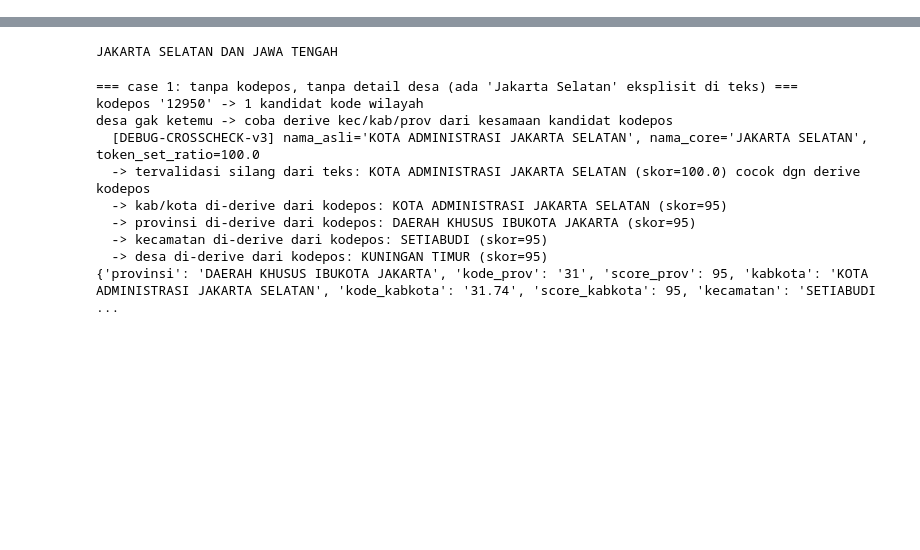
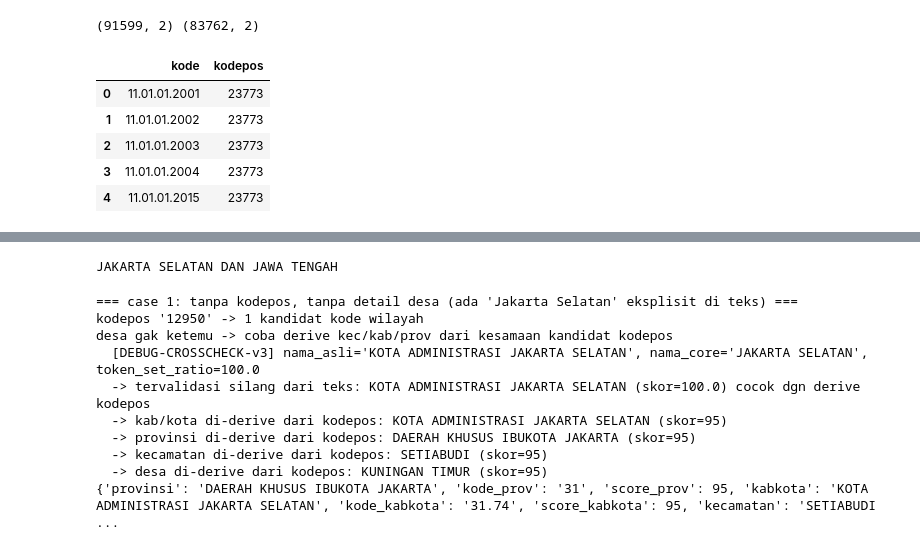
Before and after one commit to tiarasabrinaa/automation-parsing-address, a Jupyter notebook: notebooks_trial_error/regex/regex_run.ipynb, the cells around one changed output, grey strips where cells are left out. Saved outputs shown, nothing was run; the diff lists cells and outputs as text; code cells hidden in the pictures; blank space fills up the shorter version.

```diff
--- a/notebooks_trial_error/regex/regex_run.ipynb
+++ b/notebooks_trial_error/regex/regex_run.ipynb
@@ -1,4 +1,30 @@
 # %%
 import pandas as pd
 import re
+# %%
+import re
+import pandas as pd
+from sqlalchemy import create_engine
+from rapidfuzz import fuzz, process
+
+engine = create_engine("postgresql://tiarasabrina@localhost:5432/wilayah_db")
+wilayah = pd.read_sql("SELECT kode, nama FROM wilayah", engine)
+wilayah["nama"] = wilayah["nama"].str.upper().str.strip()
+wilayah = wilayah.dropna(subset=["kode", "nama"])
+
+kodepos_df = pd.read_sql("SELECT kode, kodepos FROM kodepos", engine)
+kodepos_df["kodepos"] = kodepos_df["kodepos"].astype(str).str.strip()
+
+print(wilayah.shape, kodepos_df.shape)
+wilayah.head()
+
+kodepos_df.head()
+# %% [output]
+(91599, 2) (83762, 2)
+|  | kode | kodepos |
+| 0 | 11.01.01.2001 | 23773 |
+| 1 | 11.01.01.2002 | 23773 |
+| 2 | 11.01.01.2003 | 23773 |
+| 3 | 11.01.01.2004 | 23773 |
+| 4 | 11.01.01.2015 | 23773 |
 # %%
```
Also changed, not shown: parts of 2 cells of this notebook, 1 other file.
